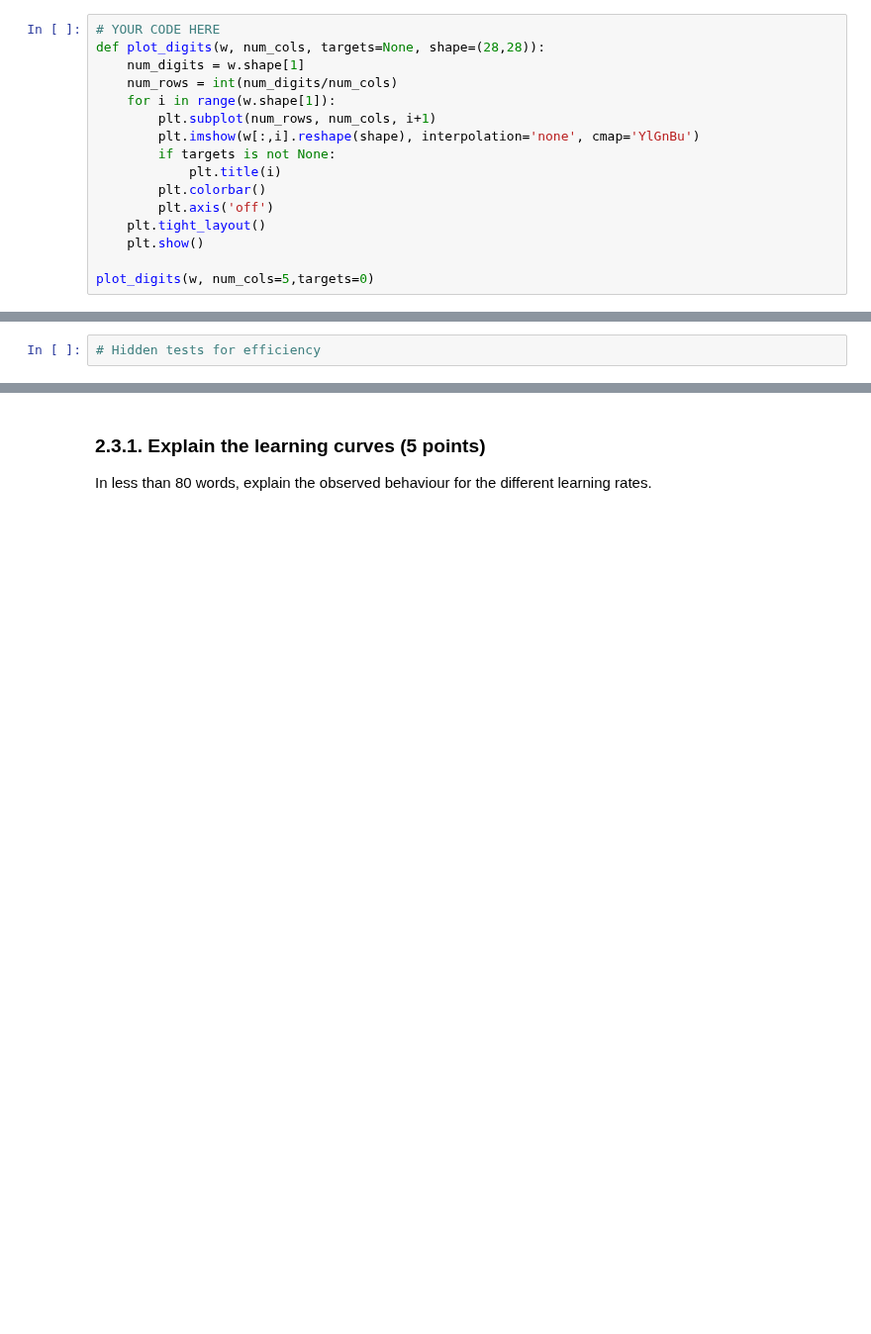
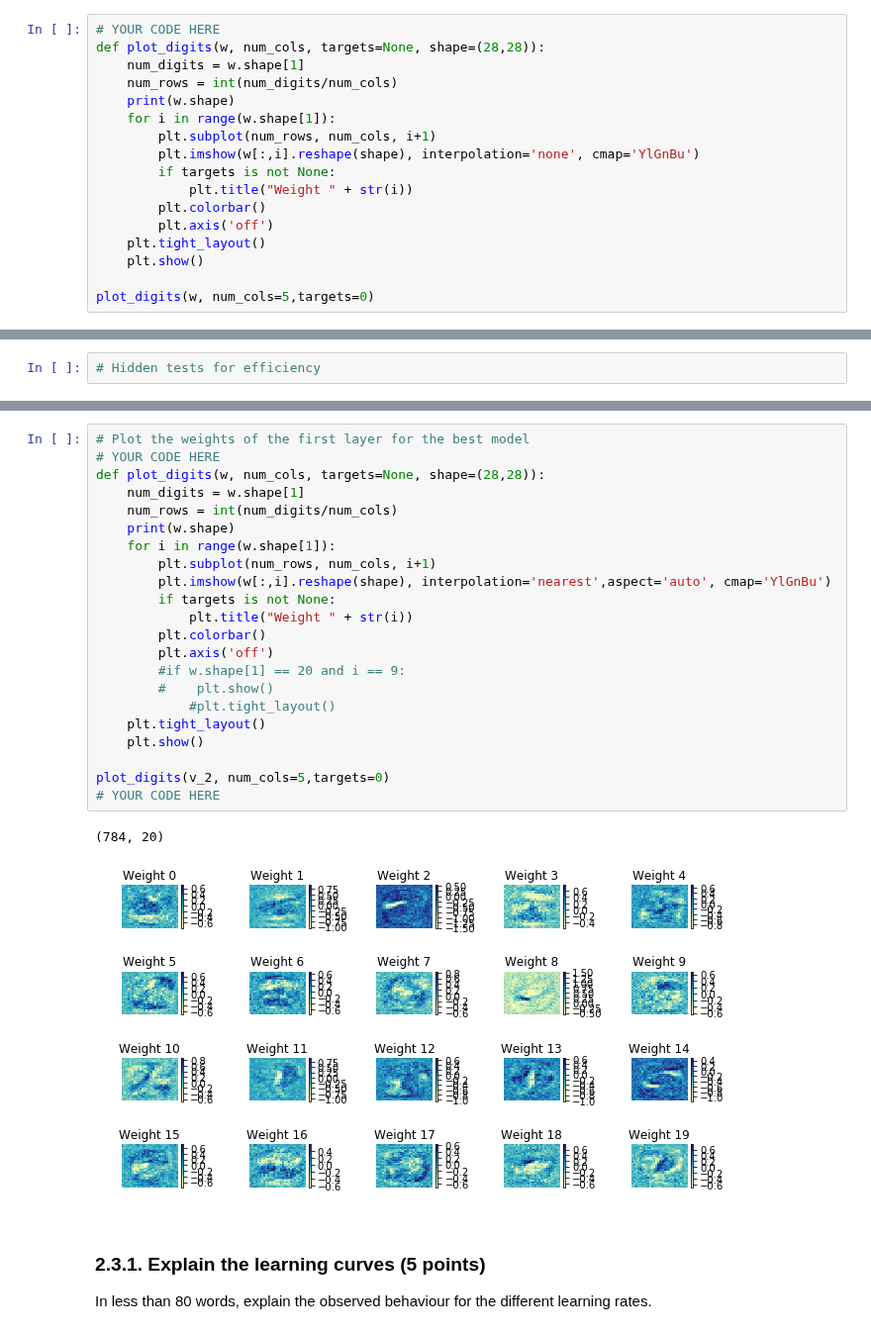
Before and after one commit to ML77777/ML1-18, a Jupyter notebook: Marvin/lab2.ipynb, the cells around one changed output, grey strips where cells are left out. Shown at 99% size. Saved outputs shown, nothing was run; the diff lists cells and outputs as text; blank space fills up the shorter version.

Commit message:
Finished 2.3 first part

```diff
--- a/Marvin/lab2.ipynb
+++ b/Marvin/lab2.ipynb
@@ -546,11 +544,12 @@ Visualize the resulting parameters $\bW$ after a few iterations through the trai
 def plot_digits(w, num_cols, targets=None, shape=(28,28)):
     num_digits = w.shape[1]
     num_rows = int(num_digits/num_cols)
+    print(w.shape)
     for i in range(w.shape[1]):
         plt.subplot(num_rows, num_cols, i+1)
         plt.imshow(w[:,i].reshape(shape), interpolation='none', cmap='YlGnBu')
         if targets is not None:
-            plt.title(i)
+            plt.title("Weight " + str(i))
         plt.colorbar()
         plt.axis('off')
     plt.tight_layout()
@@ -974,3 +1009,28 @@ difference 0.274849727163
+# %%
+# Plot the weights of the first layer for the best model
+# YOUR CODE HERE
+def plot_digits(w, num_cols, targets=None, shape=(28,28)):
+    num_digits = w.shape[1]
+    num_rows = int(num_digits/num_cols)
+    print(w.shape)
+    for i in range(w.shape[1]):
+        plt.subplot(num_rows, num_cols, i+1)
+        plt.imshow(w[:,i].reshape(shape), interpolation='nearest',aspect='auto', cmap='YlGnBu')
+        if targets is not None:
+            plt.title("Weight " + str(i))
+        plt.colorbar()
+        plt.axis('off')
+        #if w.shape[1] == 20 and i == 9:
+        #    plt.show()
+            #plt.tight_layout()
+    plt.tight_layout()
+    plt.show()
+
+plot_digits(v_2, num_cols=5,targets=0)
+# YOUR CODE HERE
+# %% [output]
+(784, 20)
+[figure, added]
 # %% [markdown]
 ### 2.3.1. Explain the learning curves (5 points)
 In less than 80 words, explain the observed behaviour for the different learning rates.
```
Also changed, not shown: parts of 12 cells of this notebook.
